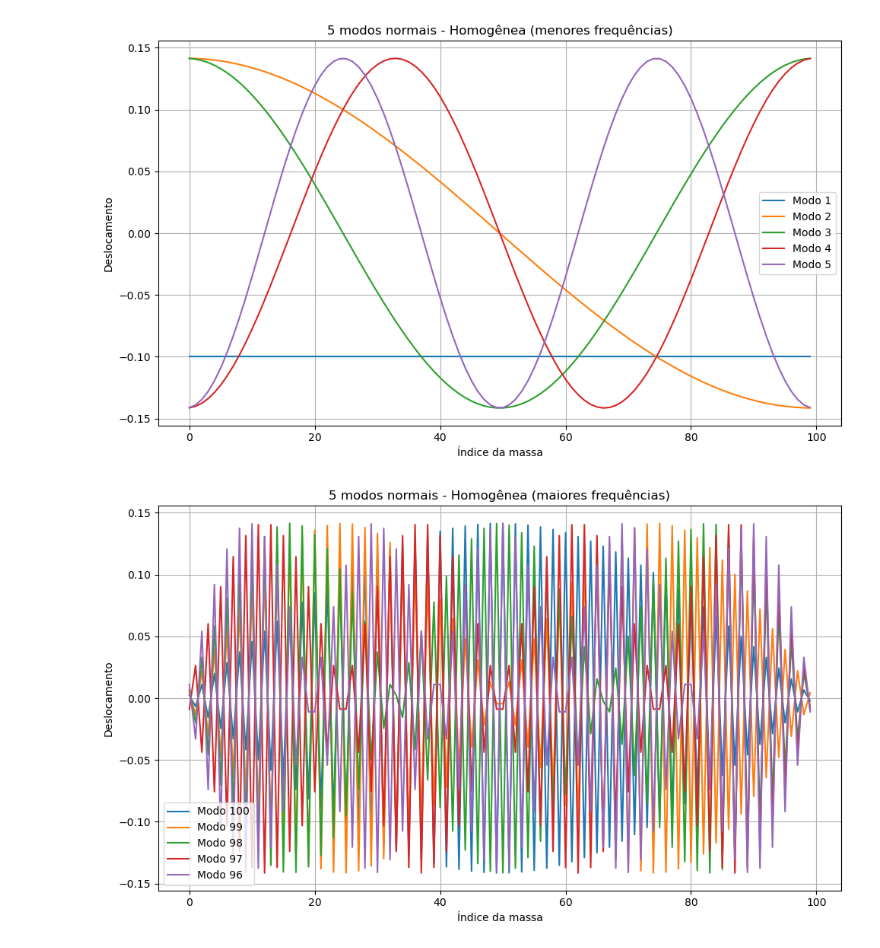
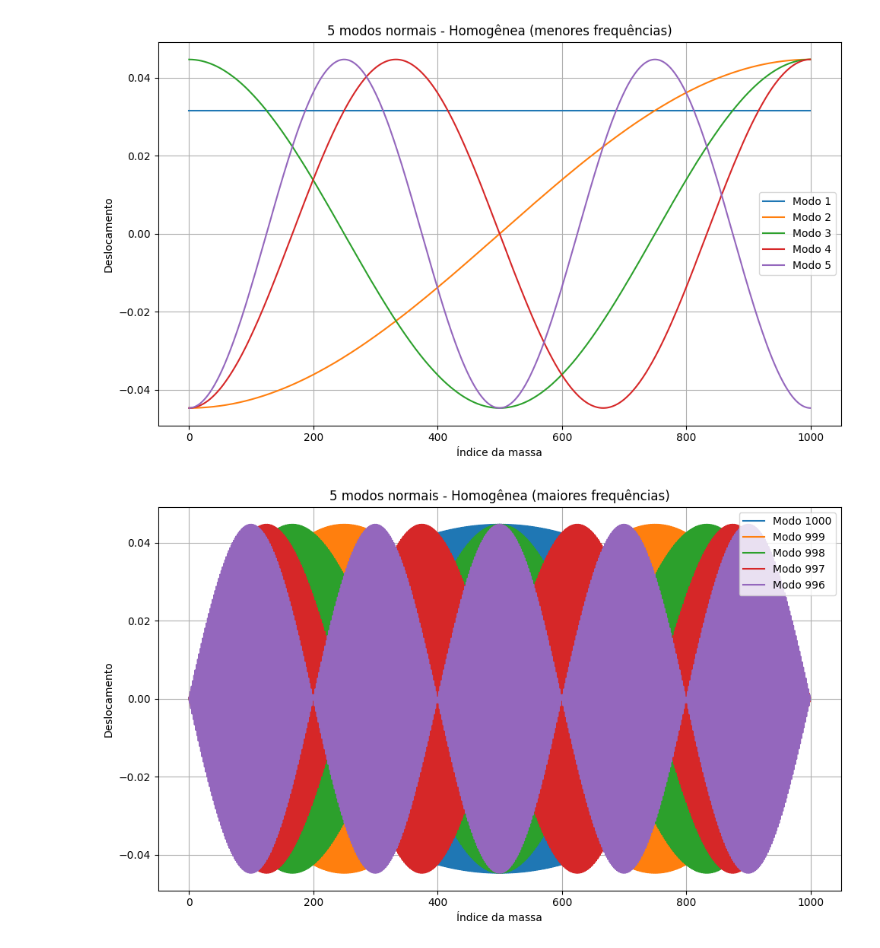
Before and after one commit to KaiqueFalcao/AV5, a Jupyter notebook: AV5.ipynb, the cells around one changed output. Saved outputs shown, nothing was run; the diff lists cells and outputs as text; code cells hidden in the pictures.

```diff
--- a/AV5.ipynb
+++ b/AV5.ipynb
@@ -6,7 +6,7 @@ from scipy.linalg import eig
 import matplotlib.pyplot as plt
 
 # Parâmetros
-N = 100
+N = 1000
 m = 1.0
 k = 1.0
 k2 = 5.0
@@ -15,7 +15,6 @@ masses = np.ones(N) * m
 def construir_D(k_values, masses):
     N = len(masses)
     D = np.zeros((N, N))
-
     for i in range(N):
         if i > 0:
             D[i, i] += k_values[i-1] / masses[i]
@@ -23,7 +22,6 @@ def construir_D(k_values, masses):
         if i < N - 1:
             D[i, i] += k_values[i] / masses[i]
             D[i, i+1] = -k_values[i] / masses[i]
-
     return D
 
 # ---------- CASO 1: Homogêneo ----------
@@ -179,2 +177,2 @@ Autovalores λ (omega²):
-[figure, old version]
+[figure, new version]
-[figure, old version]
+[figure, new version]
```
Also changed, not shown: parts of 1 cell of this notebook.
